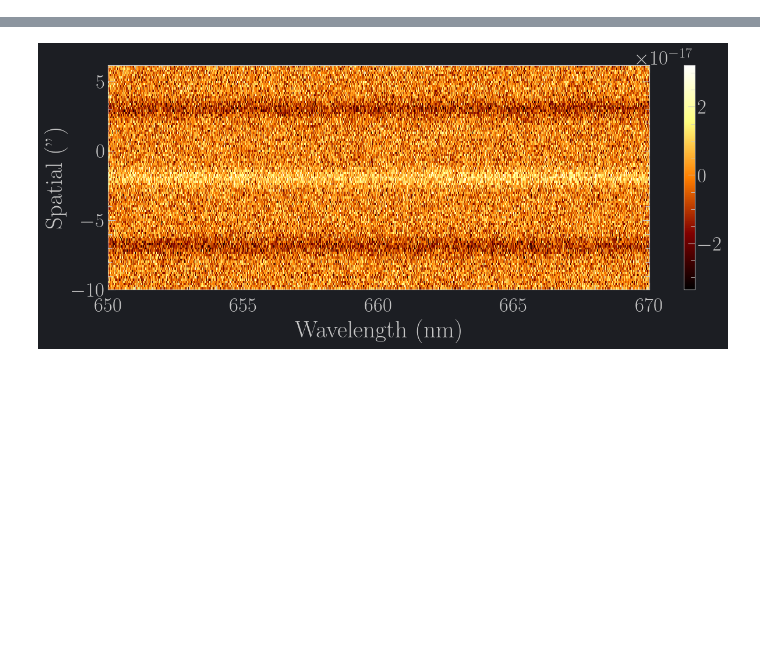
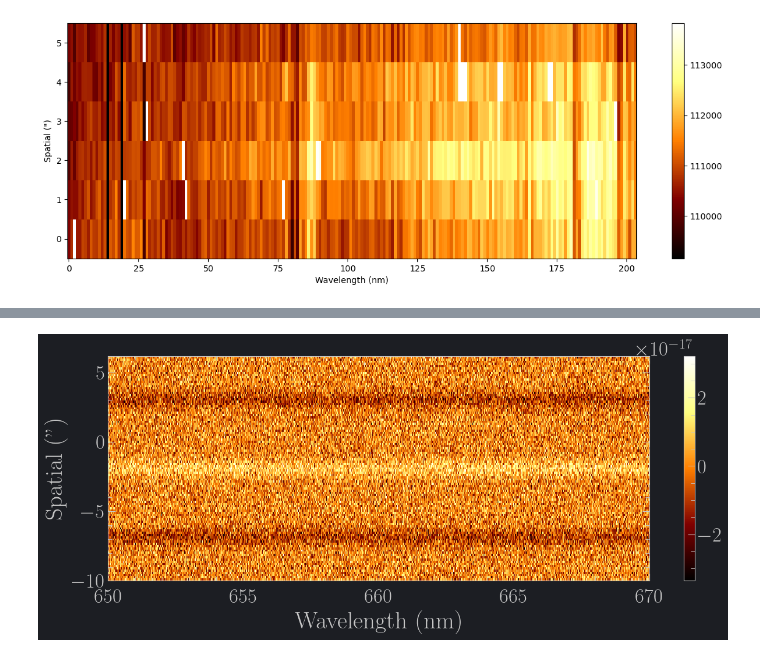
Before and after one commit to JPalmerio/zHunter, a Jupyter notebook: dev/notebooks/Debugger.ipynb, the cells around one changed output, grey strips where cells are left out. Drawn from its saved outputs; the diff is of its cells as text; code cells hidden in the pictures; blank space fills up the shorter version.

```diff
--- a/dev/notebooks/Debugger.ipynb
+++ b/dev/notebooks/Debugger.ipynb
@@ -74,0 +71,3 @@ app = _instance
+# %%
+fname = '/Users/palmerio/Downloads/net.fits'
+wave, spat, flux, unc = io.read_fits_2D_spectrum(fname)
@@ -74,0 +206,25 @@ app = _instance
+# %%
+flux_rebin = rebin_spectrum_2d(flux, binning_factors=(10,10))
+
+fig, ax = plt.subplots(figsize=(15,5))
+# Plot 2D
+im, norm = imshow_norm(flux_rebin, ax=ax, aspect='auto', origin='lower',
+                       interval=ZScaleInterval(contrast=0.5),
+#                        extent=[
+#                            spec_mid[0],
+#                            spec_mid[-1],
+#                            spat_mid[0],
+#                            spat_mid[-1],
+#                        ],
+                       cmap='afmhot',
+                       interpolation='none',
+                      )
+
+plt.colorbar(im)
+ax = plt.gca()
+ax.set_xlabel('Wavelength (nm)')
+ax.set_ylabel('Spatial (")')
+
+plt.show()
+# %% [output]
+[figure, added]
```
Also changed, not shown: parts of 31 cells of this notebook, 22 other files.
